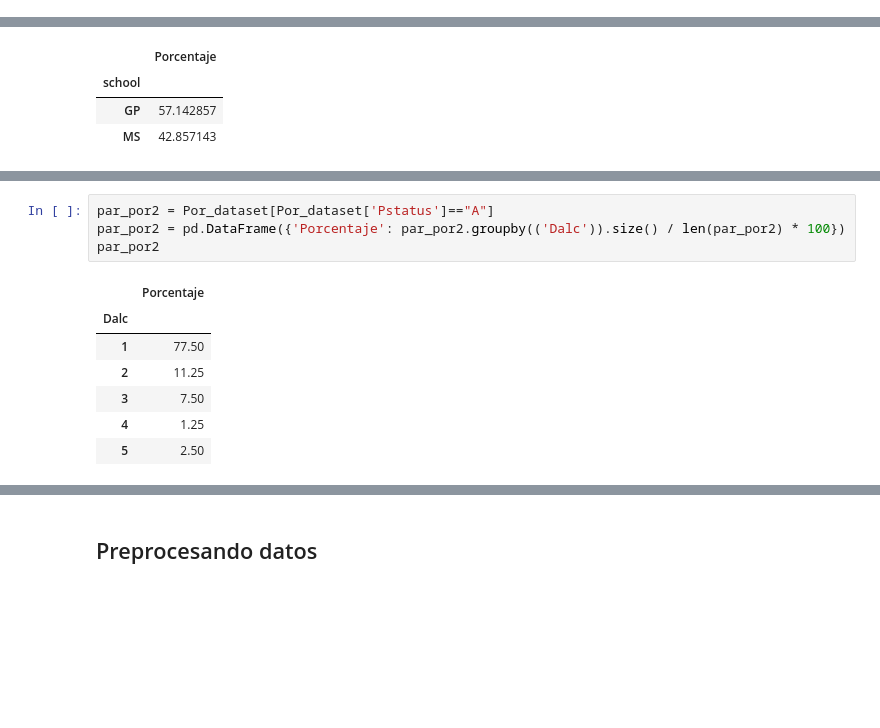
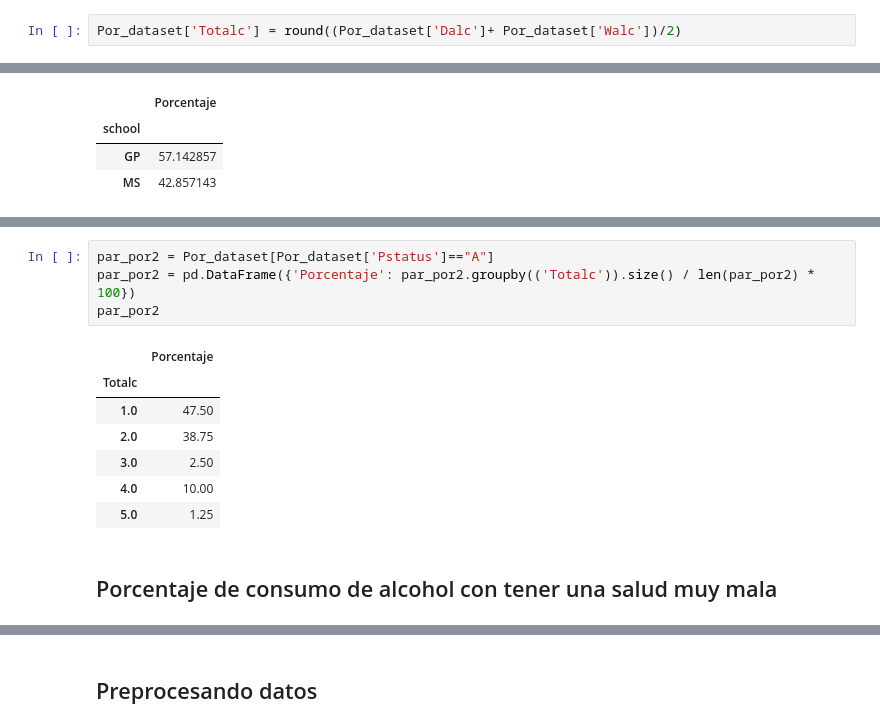
Before and after one commit to EMACC99/Student_Alcohol_Consumption, a Jupyter notebook: Analysis.ipynb, the cells around one changed output, grey strips where cells are left out. Drawn from its saved outputs; the diff is of its cells as text; blank space fills up the shorter version.

```diff
--- a/Analysis.ipynb
+++ b/Analysis.ipynb
@@ -78,6 +80,8 @@ Por_dataset
 | 647 | MS | M | 17 | U | LE3 | T | 3 | 1 | services | services | ... | ... |
 | 648 | MS | M | 18 | R | LE3 | T | 3 | 2 | services | other | ... | ... |
 649 rows × 33 columns
+# %%
+Por_dataset['Totalc'] = round((Por_dataset['Dalc']+ Por_dataset['Walc'])/2)
 # %% [markdown]
 # EDA
 # %% [markdown]
@@ -437,12 +463,14 @@ par_por
 # %%
 par_por2 = Por_dataset[Por_dataset['Pstatus']=="A"]
-par_por2 = pd.DataFrame({'Porcentaje': par_por2.groupby(('Dalc')).size() / len(par_por2) * 100})
+par_por2 = pd.DataFrame({'Porcentaje': par_por2.groupby(('Totalc')).size() / len(par_por2) * 100})
 par_por2
 # %% [output]
 |  | Porcentaje |
-| Dalc |  |
-| 1 | 77.50 |
-| 2 | 11.25 |
-| 3 | 7.50 |
-| 4 | 1.25 |
-| 5 | 2.50 |
+| Totalc |  |
+| 1.0 | 47.50 |
+| 2.0 | 38.75 |
+| 3.0 | 2.50 |
+| 4.0 | 10.00 |
+| 5.0 | 1.25 |
+# %% [markdown]
+## Porcentaje de consumo de alcohol con tener una salud muy mala
```
Also changed, not shown: parts of 94 cells of this notebook.
